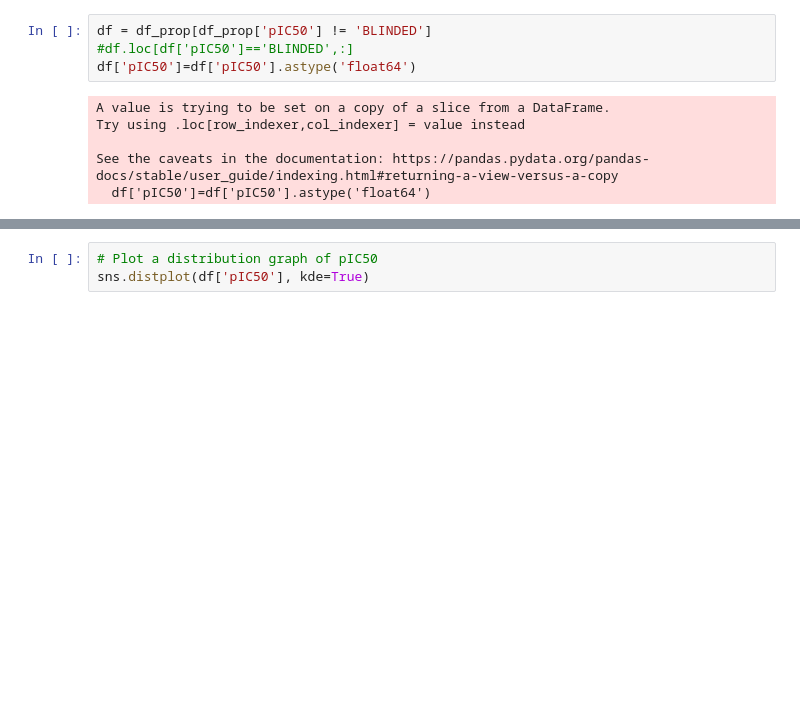
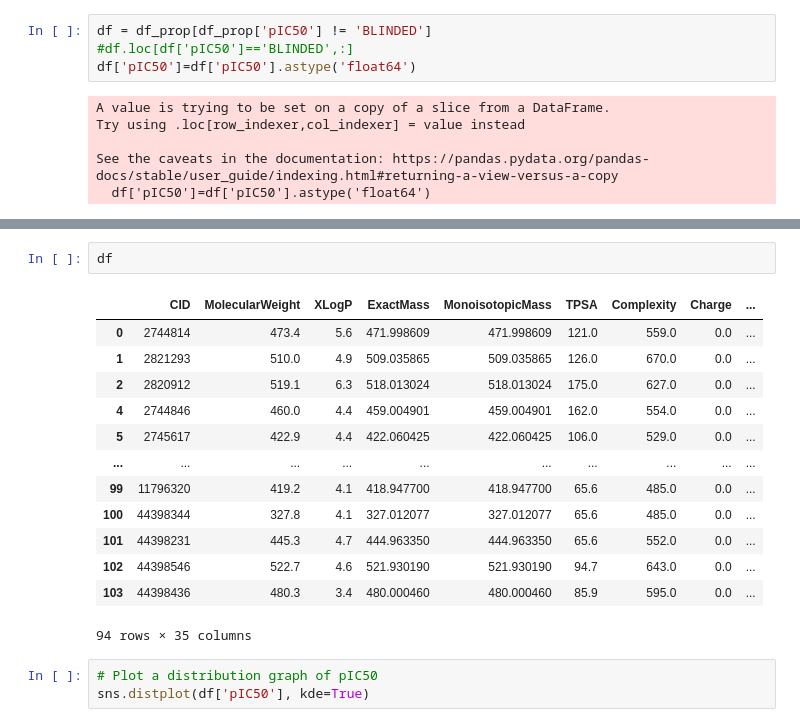
Before and after one commit to Qamil-Mirza/AI-For-Toxicology-Screening, a Jupyter notebook: AI_For_Toxicology_Screeening.ipynb, the cells around one changed output, grey strips where cells are left out. Saved outputs shown, nothing was run; the diff lists cells and outputs as text; blank space fills up the shorter version.

```diff
--- a/AI_For_Toxicology_Screeening.ipynb
+++ b/AI_For_Toxicology_Screeening.ipynb
@@ -220,3 +264,19 @@ See the caveats in the documentation: https://pandas.pydata.org/pandas-docs/stab
+# %%
+df
+# %% [output]
+|  | CID | MolecularWeight | XLogP | ExactMass | MonoisotopicMass | TPSA | Complexity | Charge | ... |
+| 0 | 2744814 | 473.4 | 5.6 | 471.998609 | 471.998609 | 121.0 | 559.0 | 0.0 | ... |
+| 1 | 2821293 | 510.0 | 4.9 | 509.035865 | 509.035865 | 126.0 | 670.0 | 0.0 | ... |
+| 2 | 2820912 | 519.1 | 6.3 | 518.013024 | 518.013024 | 175.0 | 627.0 | 0.0 | ... |
+| 4 | 2744846 | 460.0 | 4.4 | 459.004901 | 459.004901 | 162.0 | 554.0 | 0.0 | ... |
+| 5 | 2745617 | 422.9 | 4.4 | 422.060425 | 422.060425 | 106.0 | 529.0 | 0.0 | ... |
+| ... | ... | ... | ... | ... | ... | ... | ... | ... | ... |
+| 99 | 11796320 | 419.2 | 4.1 | 418.947700 | 418.947700 | 65.6 | 485.0 | 0.0 | ... |
+| 100 | 44398344 | 327.8 | 4.1 | 327.012077 | 327.012077 | 65.6 | 485.0 | 0.0 | ... |
+| 101 | 44398231 | 445.3 | 4.7 | 444.963350 | 444.963350 | 65.6 | 552.0 | 0.0 | ... |
+| 102 | 44398546 | 522.7 | 4.6 | 521.930190 | 521.930190 | 94.7 | 643.0 | 0.0 | ... |
+| 103 | 44398436 | 480.3 | 3.4 | 480.000460 | 480.000460 | 85.9 | 595.0 | 0.0 | ... |
+94 rows × 35 columns
 # %%
 # Plot a distribution graph of pIC50
 sns.distplot(df['pIC50'], kde=True)
```
Also changed, not shown: parts of 21 cells of this notebook, 3 other files.
